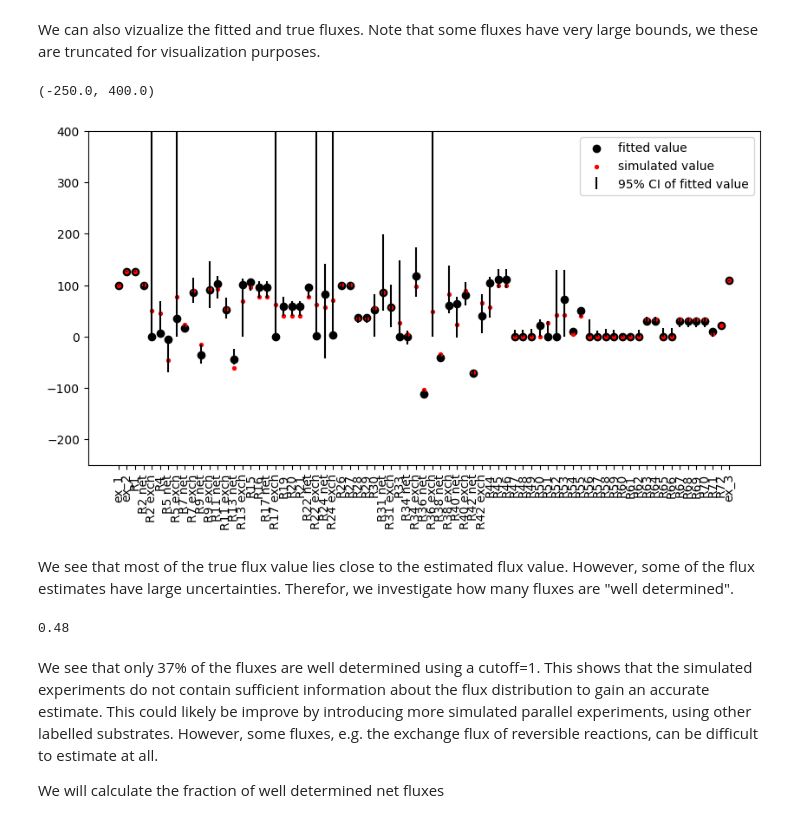
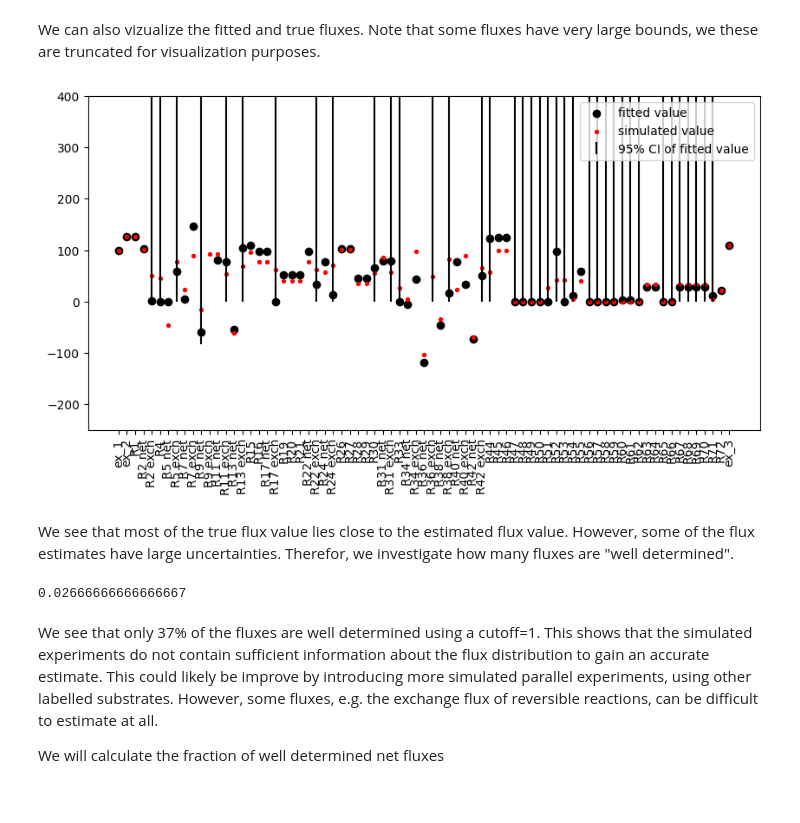
Before and after one commit to biosustain/incawrapper, a Jupyter notebook: docs/examples/c_necator_simulated_data.ipynb, the cells around one changed output. Drawn from its saved outputs; the diff is of its cells as text; code cells hidden in the pictures.

```diff
--- a/docs/examples/c_necator_simulated_data.ipynb
+++ b/docs/examples/c_necator_simulated_data.ipynb
@@ -67,7 +68,7 @@ script = incawrapper.create_inca_script_from_data(
 script.add_to_block(
     "options",
     incawrapper.define_options(
-        fit_starts=20,
+        fit_starts=1,
         sim_ss=is_ss_data,
         sim_na=True,
         sim_more=True,
@@ -169,21 +230,53 @@ We can also vizualize the fitted and true fluxes. Note that some fluxes have ver
 # %%
 yaxis_range = [-250, 400]
 plot_df = true_and_fitted_fluxes.copy()
 # replace inf with large number
 plot_df['lb'].replace(np.inf, yaxis_range[0], inplace=True)
 plot_df['ub'].replace(np.inf, yaxis_range[1], inplace=True)
 fig, ax = plt.subplots(figsize=(10, 5))
 errbars = plot_df[['lb', 'ub']].subtract(plot_df['val_fitted'], axis=0).abs().T
 ax.scatter(x=plot_df['id'], y=plot_df['val_fitted'], color='black', label='fitted value')
 ax.errorbar(x=plot_df['id'], y=plot_df['val_fitted'], yerr=errbars, color='black', fmt='none', label='95% CI of fitted value')
 ax.scatter(x=plot_df['id'], y=plot_df['val_true'], color='red', label='simulated value', s=8)
 # rotate x-axis labels
 ax.tick_params(axis='x', labelrotation=90)
 ax.legend()
 ax.set_ylim(yaxis_range)
+
+def plot_fitted_values(plot_df1, plot_df2, yaxis_range=[-250, 400], offset=0.2):
+    fig, ax = plt.subplots(figsize=(10, 5))
+
+    # Create numerical ids for plotting
+    unique_ids = np.unique(np.concatenate([plot_df1['id'], plot_df2['id']]))
+    id_dict = {id: i for i, id in enumerate(unique_ids)}
+    plot_df1['num_id'] = plot_df1['id'].map(id_dict)
+    plot_df2['num_id'] = plot_df2['id'].map(id_dict)
+
+    # Calculate error bars for both dataframes
+    errbars1 = plot_df1[['lb', 'ub']].subtract(plot_df1['val_fitted'], axis=0).abs().T
+    errbars2 = plot_df2[['lb', 'ub']].subtract(plot_df2['val_fitted'], axis=0).abs().T
+
+    # Plot fitted values and error bars for the first dataframe
+    ax.scatter(x=plot_df1['num_id'] - offset, y=plot_df1['val_fitted'], color='black', label='fitted value 1')
+    ax.errorbar(x=plot_df1['num_id'] - offset, y=plot_df1['val_fitted'], yerr=errbars1, color='black', fmt='none')
+
+    # Plot fitted values and error bars for the second dataframe
+    ax.scatter(x=plot_df2['num_id'] + offset, y=plot_df2['val_fitted'], color='blue', label='fitted value 2')
+    ax.errorbar(x=plot_df2['num_id'] + offset, y=plot_df2['val_fitted'], yerr=errbars2, color='blue', fmt='none')
+
+    # Plot true values
+    ax.scatter(x=plot_df1['num_id'], y=plot_df1['val_true'], color='red', label='simulated value', s=8)
+
+    # Rotate x-axis labels and set them to the original string ids
+    ax.set_xticks(range(len(unique_ids)))
+    ax.set_xticklabels(unique_ids, rotation=90)
+
+    ax.legend()
+    ax.set_ylim(yaxis_range)
+
+    plt.show()
 # %% [output]
-(-250.0, 400.0)
-[figure, old version]
+[figure, new version]
 # %% [markdown]
 We see that most of the true flux value lies close to the estimated flux value. However, some of the flux estimates have large uncertainties. Therefor, we investigate how many fluxes are "well determined".
 # %%
@@ -214,7 +307,7 @@ true_and_fitted_fluxes['well_determined'] = true_and_fitted_fluxes.apply(
 )
 true_and_fitted_fluxes['well_determined'].sum() / true_and_fitted_fluxes['well_determined'].size
 # %% [output]
-0.48
+0.02666666666666667
 # %% [markdown]
 We see that only 37% of the fluxes are well determined using a cutoff=1. This shows that the simulated experiments do not contain sufficient information about the flux distribution to gain an accurate estimate. This could likely be improve by introducing more simulated parallel experiments, using other labelled substrates. However, some fluxes, e.g. the exchange flux of reversible reactions, can be difficult to estimate at all.
 
```
Also changed, not shown: parts of 13 cells of this notebook, 9 other files.
